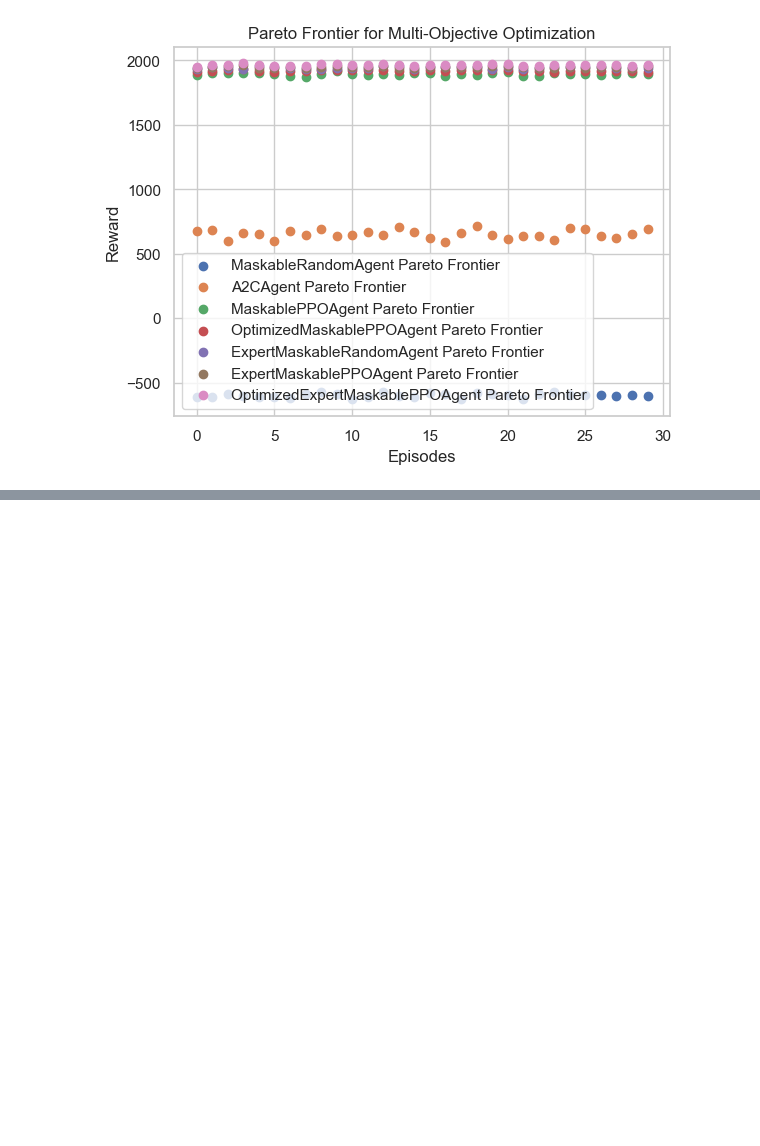
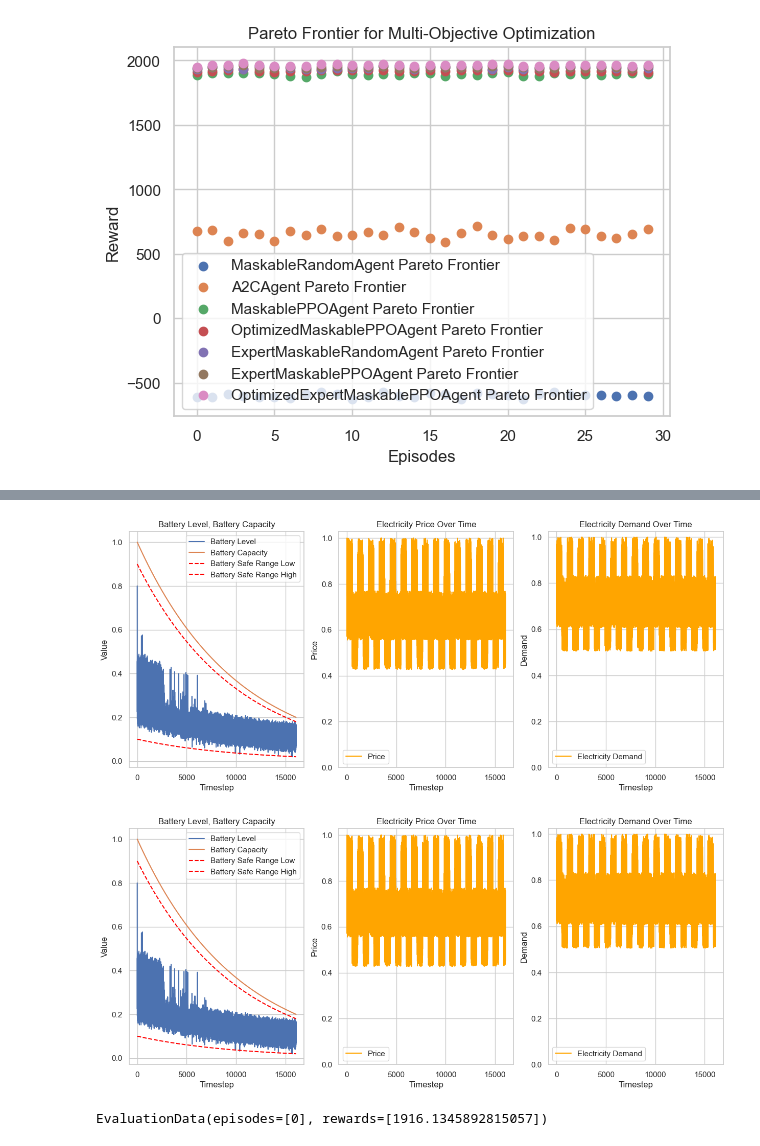
Before and after one commit to techofer/02360018_final_project, a Jupyter notebook: nbs/15_evaluation.ipynb, the cells around one changed output, grey strips where cells are left out. Saved outputs shown, nothing was run; the diff lists cells and outputs as text; code cells hidden in the pictures; blank space fills up the shorter version.

```diff
--- a/nbs/15_evaluation.ipynb
+++ b/nbs/15_evaluation.ipynb
@@ -206,0 +242,11 @@ plot_all_metrics(evaluation_data_per_agent)
+# %%
+# | hide
+optimized_maskable_ppo_agent = MaskablePPOAgent()
+optimized_maskable_ppo_agent.load_model(
+    Path("../trained_models/OptimizedMaskablePPOAgent.model")
+)
+optimized_maskable_ppo_agent.evaluate(render=True)
+# %% [output]
+[figure, added]
+[figure, added]
+EvaluationData(episodes=[0], rewards=[1916.1345892815057])
```
Also changed, not shown: parts of 8 cells of this notebook, 3 other files.
